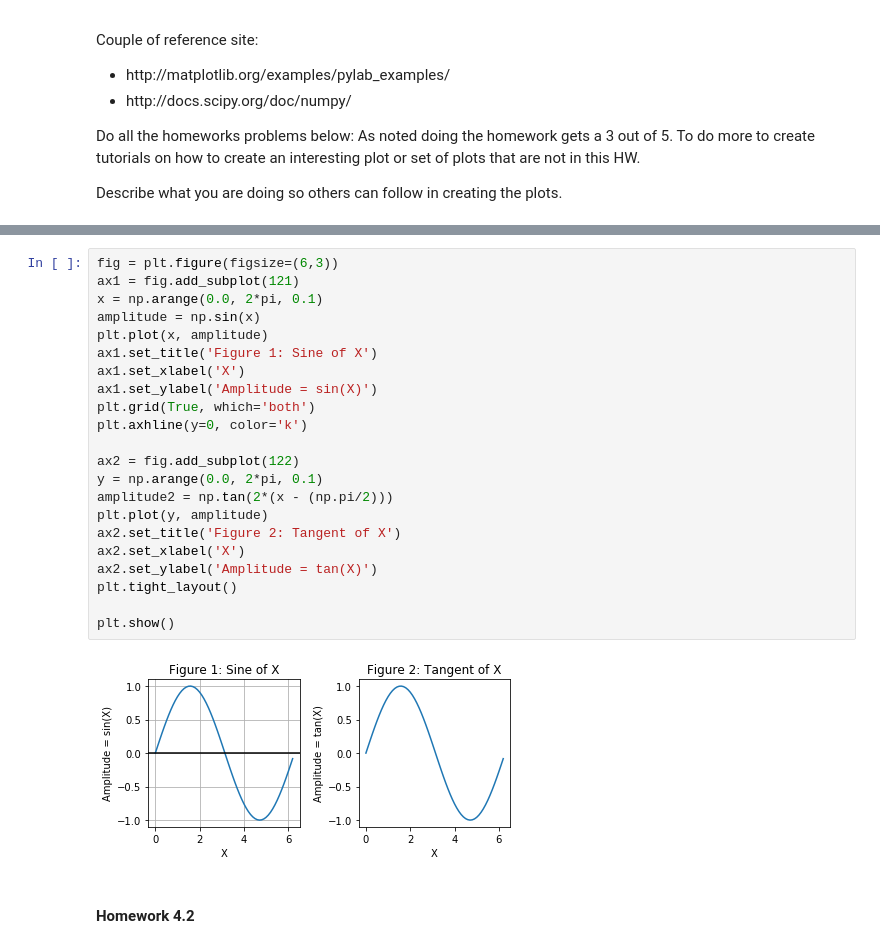
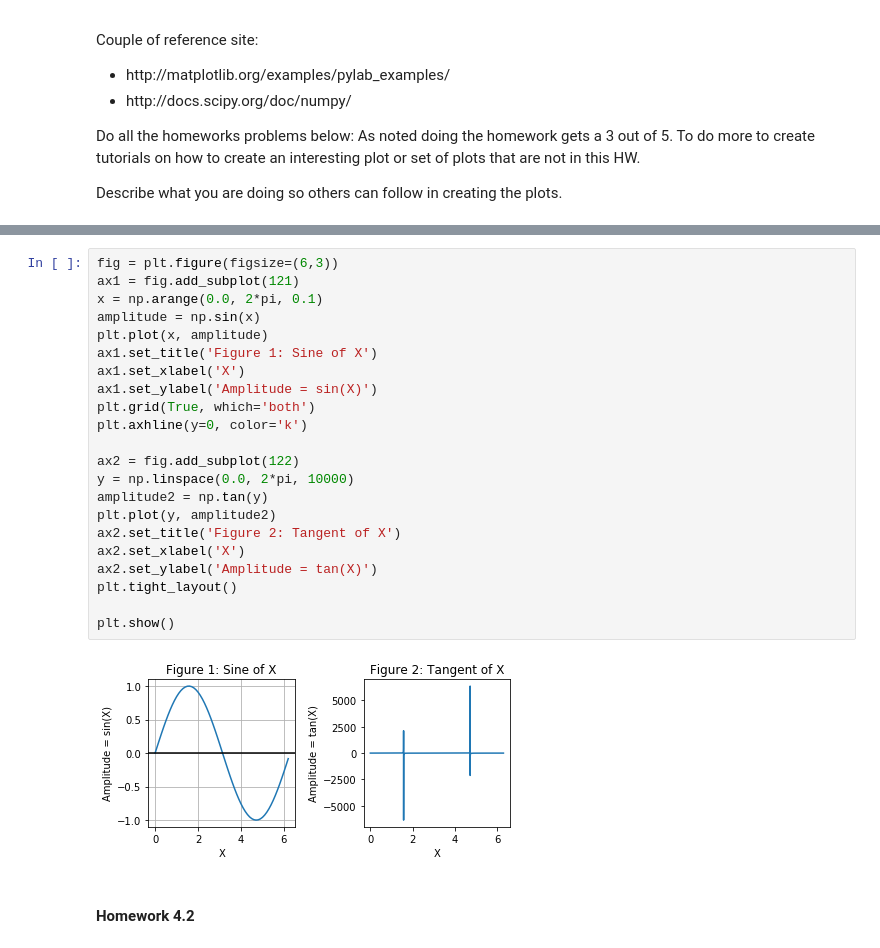
Before and after one commit to tiyalla/big-data-python-class, a Jupyter notebook: Homeworks/Homework4/Iyalla-Homework4-Matplotlib.ipynb, the cells around one changed output, grey strips where cells are left out. Cells and saved outputs as stored; diff of their text form.

```diff
--- a/Homeworks/Homework4/Iyalla-Homework4-Matplotlib.ipynb
+++ b/Homeworks/Homework4/Iyalla-Homework4-Matplotlib.ipynb
@@ -38,27 +38,27 @@ Should look something like:
 # %%
 fig = plt.figure(figsize=(6,3))
 ax1 = fig.add_subplot(121)
 x = np.arange(0.0, 2*pi, 0.1)
 amplitude = np.sin(x)
 plt.plot(x, amplitude)
 ax1.set_title('Figure 1: Sine of X')
 ax1.set_xlabel('X')
 ax1.set_ylabel('Amplitude = sin(X)')
 plt.grid(True, which='both')
 plt.axhline(y=0, color='k')
 
 ax2 = fig.add_subplot(122)
-y = np.arange(0.0, 2*pi, 0.1)
-amplitude2 = np.tan(2*(x - (np.pi/2)))
-plt.plot(y, amplitude)
+y = np.linspace(0.0, 2*pi, 10000)
+amplitude2 = np.tan(y)
+plt.plot(y, amplitude2)
 ax2.set_title('Figure 2: Tangent of X')
 ax2.set_xlabel('X')
 ax2.set_ylabel('Amplitude = tan(X)')
 plt.tight_layout()
 
 plt.show()
 # %% [output]
-[figure, old version]
+[figure, new version]
 # %% [markdown]
 #### Homework 4.2
 # %% [markdown]
```
Also changed, not shown: parts of 2 cells of this notebook, 2 other files.
